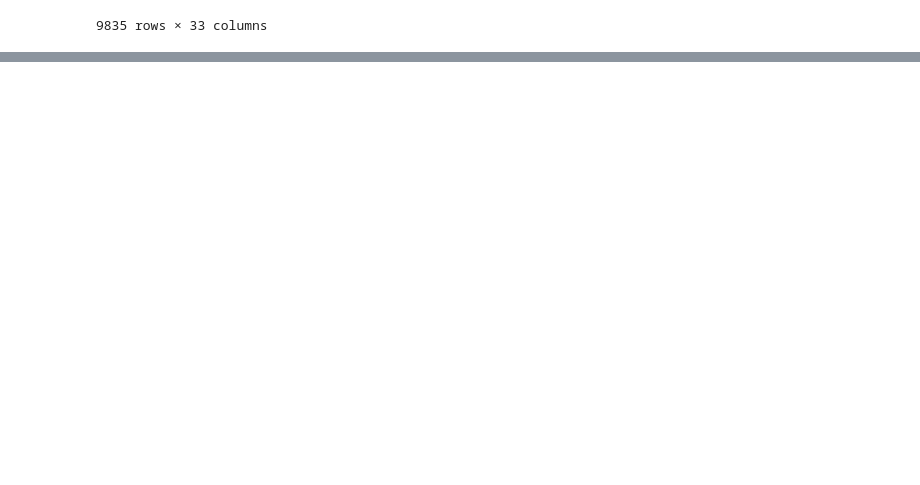
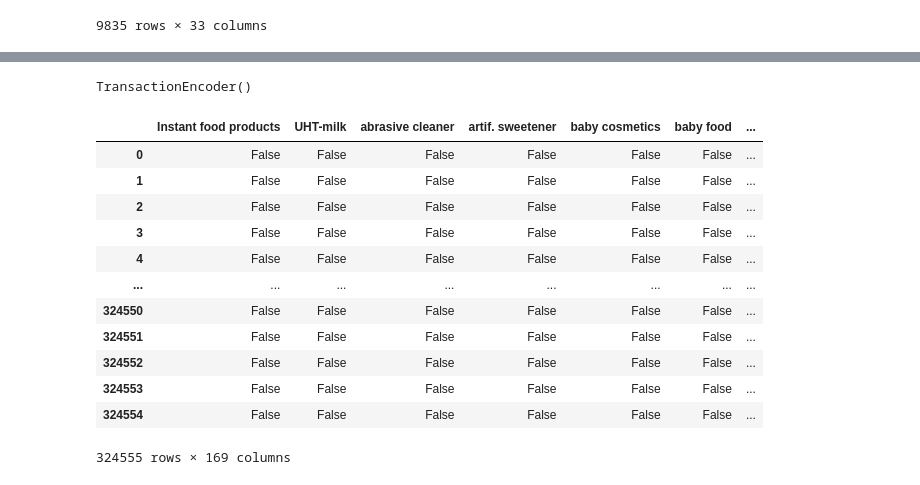
Before and after one commit to HammadAli08/UnSupervied-Learning, a Jupyter notebook: Association/Frequent Pattern Growth Algorithm.ipynb, the cells around one changed output, grey strips where cells are left out. Drawn from its saved outputs; the diff is of its cells as text; code cells hidden in the pictures; blank space fills up the shorter version.

```diff
--- a/Association/Frequent Pattern Growth Algorithm.ipynb
+++ b/Association/Frequent Pattern Growth Algorithm.ipynb
@@ -21,3 +21,12 @@ data
 | 9833 | 4 | semi-finished bread | bottled water | soda | bottled beer | NaN | NaN | NaN | NaN | NaN | ... | ... |
 | 9834 | 5 | chicken | tropical fruit | other vegetables | vinegar | shopping bags | NaN | NaN | NaN | NaN | ... | ... |
 9835 rows × 33 columns
+# %%
+market=[]
+for i in range(0,data.shape[0]):
+    cus=[]
+    for j in data.columns:
+        if type(data[j][i])==str:
+            cus.append(data[j][i])
+        market.append(cus)
+market
@@ -23,0 +94,24 @@ data
+# %%
+from mlxtend.preprocessing.transactionencoder import TransactionEncoder
+tr=TransactionEncoder()
+# %%
+tr.fit(market)
+# %% [output]
+TransactionEncoder()
+# %%
+df1=pd.DataFrame(tr.transform(market),columns=tr.columns_)
+df1
+# %% [output]
+|  | Instant food products | UHT-milk | abrasive cleaner | artif. sweetener | baby cosmetics | baby food | ... |
+| 0 | False | False | False | False | False | False | ... |
+| 1 | False | False | False | False | False | False | ... |
+| 2 | False | False | False | False | False | False | ... |
+| 3 | False | False | False | False | False | False | ... |
+| 4 | False | False | False | False | False | False | ... |
+| ... | ... | ... | ... | ... | ... | ... | ... |
+| 324550 | False | False | False | False | False | False | ... |
+| 324551 | False | False | False | False | False | False | ... |
+| 324552 | False | False | False | False | False | False | ... |
+| 324553 | False | False | False | False | False | False | ... |
+| 324554 | False | False | False | False | False | False | ... |
+324555 rows × 169 columns
```
Also changed, not shown: parts of 5 cells of this notebook.
